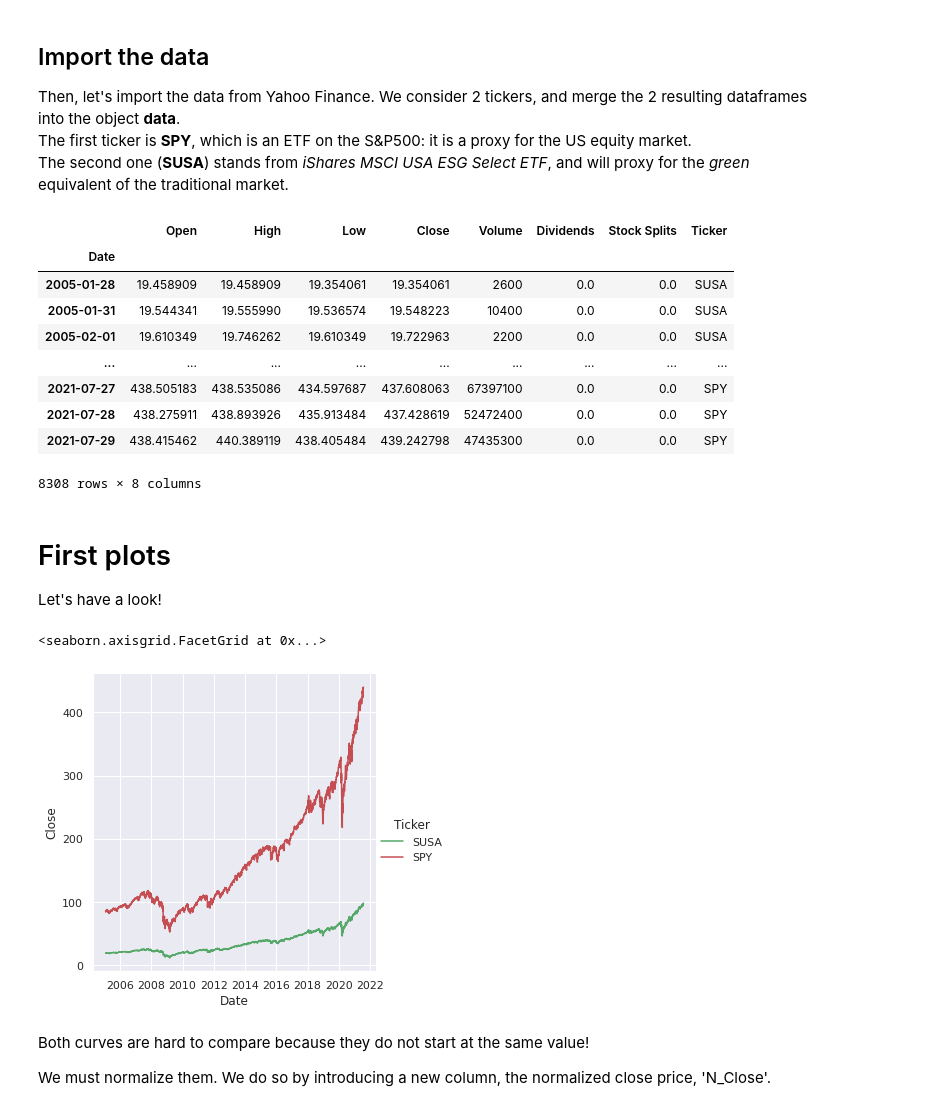
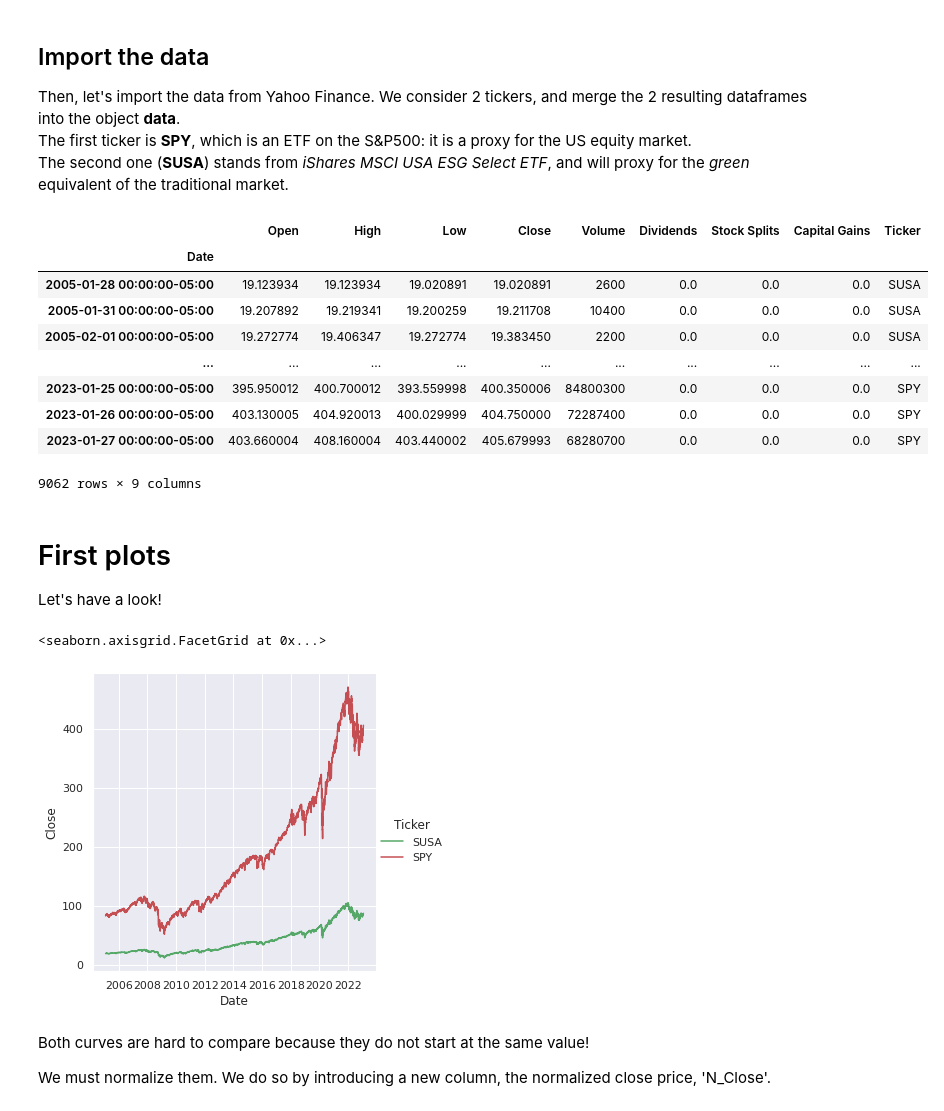
Before and after one commit to shokru/carbon_emissions, a Jupyter notebook: carbon_funds.ipynb, the cells around one changed output. Saved outputs shown, nothing was run; the diff lists cells and outputs as text; code cells hidden in the pictures.

```diff
--- a/carbon_funds.ipynb
+++ b/carbon_funds.ipynb
@@ -46,21 +46,21 @@ The second one (**SUSA**) stands from *iShares MSCI USA ESG Select ETF*, and wil
 # %%
 spy = yf.Ticker("SPY")
 susa = yf.Ticker("SUSA")
 
-data = susa.history(start="2005-01-28", end="2021-07-30").assign(Ticker = 'SUSA').append(
-       spy.history(start="2005-01-28", end="2021-07-30").assign(Ticker = 'SPY'))
+data = susa.history(start="2005-01-28", end="2023-01-30").assign(Ticker = 'SUSA').append(
+       spy.history(start="2005-01-28", end="2023-01-30").assign(Ticker = 'SPY'))
 data
 # %% [output]
-|  | Open | High | Low | Close | Volume | Dividends | Stock Splits | Ticker |
-| Date |  |  |  |  |  |  |  |  |
-| 2005-01-28 | 19.458909 | 19.458909 | 19.354061 | 19.354061 | 2600 | 0.0 | 0.0 | SUSA |
-| 2005-01-31 | 19.544341 | 19.555990 | 19.536574 | 19.548223 | 10400 | 0.0 | 0.0 | SUSA |
-| 2005-02-01 | 19.610349 | 19.746262 | 19.610349 | 19.722963 | 2200 | 0.0 | 0.0 | SUSA |
-| ... | ... | ... | ... | ... | ... | ... | ... | ... |
-| 2021-07-27 | 438.505183 | 438.535086 | 434.597687 | 437.608063 | 67397100 | 0.0 | 0.0 | SPY |
-| 2021-07-28 | 438.275911 | 438.893926 | 435.913484 | 437.428619 | 52472400 | 0.0 | 0.0 | SPY |
-| 2021-07-29 | 438.415462 | 440.389119 | 438.405484 | 439.242798 | 47435300 | 0.0 | 0.0 | SPY |
+|  | Open | High | Low | Close | Volume | Dividends | Stock Splits | Capital Gains | Ticker |
+| Date |  |  |  |  |  |  |  |  |  |
+| 2005-01-28 00:00:00-05:00 | 19.123934 | 19.123934 | 19.020891 | 19.020891 | 2600 | 0.0 | 0.0 | 0.0 | SUSA |
+| 2005-01-31 00:00:00-05:00 | 19.207892 | 19.219341 | 19.200259 | 19.211708 | 10400 | 0.0 | 0.0 | 0.0 | SUSA |
+| 2005-02-01 00:00:00-05:00 | 19.272774 | 19.406347 | 19.272774 | 19.383450 | 2200 | 0.0 | 0.0 | 0.0 | SUSA |
+| ... | ... | ... | ... | ... | ... | ... | ... | ... | ... |
+| 2023-01-25 00:00:00-05:00 | 395.950012 | 400.700012 | 393.559998 | 400.350006 | 84800300 | 0.0 | 0.0 | 0.0 | SPY |
+| 2023-01-26 00:00:00-05:00 | 403.130005 | 404.920013 | 400.029999 | 404.750000 | 72287400 | 0.0 | 0.0 | 0.0 | SPY |
+| 2023-01-27 00:00:00-05:00 | 403.660004 | 408.160004 | 403.440002 | 405.679993 | 68280700 | 0.0 | 0.0 | 0.0 | SPY |
-8308 rows × 8 columns
+9062 rows × 9 columns
 # %% [markdown]
 # First plots
 
@@ -77,7 +77,7 @@ sns.relplot(
 )
 # %% [output]
 <seaborn.axisgrid.FacetGrid at 0x...>
-[figure, old version]
+[figure, new version]
 # %% [markdown]
 Both curves are hard to compare because they do not start at the same value!
 
```
Also changed, not shown: parts of 8 cells of this notebook.
